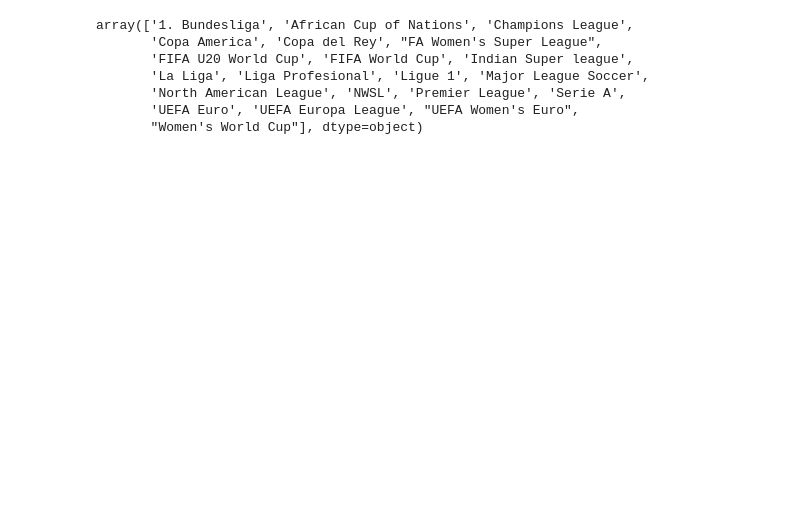
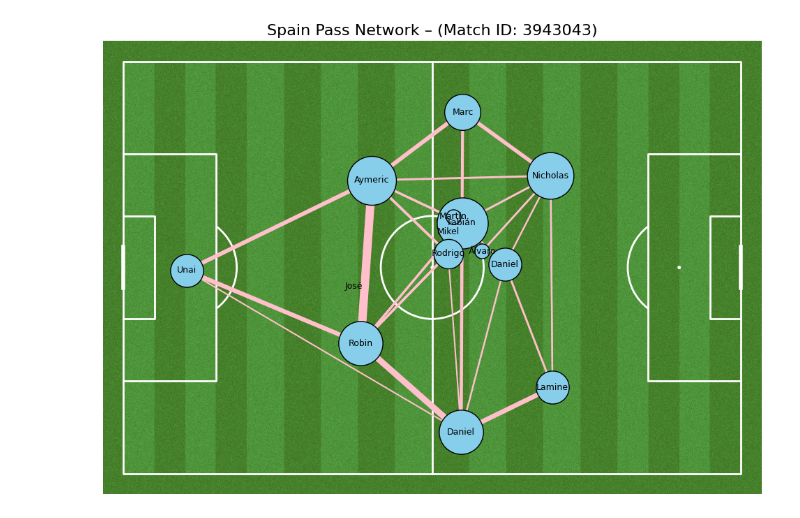
Before and after one commit to Linkforce1/pass-network-centrality-mapping, a Jupyter notebook: Pass Network Centrality Mapping.ipynb, the cells around one changed output. Drawn from its saved outputs; the diff is of its cells as text; code cells hidden in the pictures; blank space fills up the shorter version.

Commit message:
Created spain passing network for euro 2024 finals

```diff
--- a/Pass Network Centrality Mapping.ipynb
+++ b/Pass Network Centrality Mapping.ipynb
@@ -5,27 +5,14 @@ import matplotlib.pyplot as plt
 import networkx as nx
 from mplsoccer import Pitch
 # %%
-#Get all competitions
-competitions = sb.competitions()
+#Get all UEFA EURO 2024 matches
+matches = sb.matches(season_id=282,competition_id=55)
 
-# Get all matches from 2018 Men's World Cup
-matches = sb.matches(competition_id=43, season_id=3)
 
-# Choose a Spain match
-spain_match = matches[matches['home_team'] == 'Spain'].iloc[0]
-match_id = spain_match['match_id']
+spain_matches = matches[
+    (matches['home_team'] == 'Spain') | (matches['away_team'] == 'Spain')
+].copy()
 
-# Load event data
-events = sb.events(match_id=match_id)
+spain_matches[['match_id', 'home_team', 'away_team', 'match_date']]
 
-competitions.head()
-
-competitions['competition_name'].unique()
+events = sb.events(match_id=3943043)
-# %% [output]
-array(['1. Bundesliga', 'African Cup of Nations', 'Champions League',
-       'Copa America', 'Copa del Rey', "FA Women's Super League",
-       'FIFA U20 World Cup', 'FIFA World Cup', 'Indian Super league',
-       'La Liga', 'Liga Profesional', 'Ligue 1', 'Major League Soccer',
-       'North American League', 'NWSL', 'Premier League', 'Serie A',
-       'UEFA Euro', 'UEFA Europa League', "UEFA Women's Euro",
-       "Women's World Cup"], dtype=object)
@@ -31,0 +71,5 @@ array(['1. Bundesliga', 'African Cup of Nations', 'Champions League',
+# %%
+plot_pass_network(match_id=3943043,team_name='Spain')
+#plt.close(fig)
+# %% [output]
+[figure, added]
```
Also changed, not shown: parts of 1 cell of this notebook.
